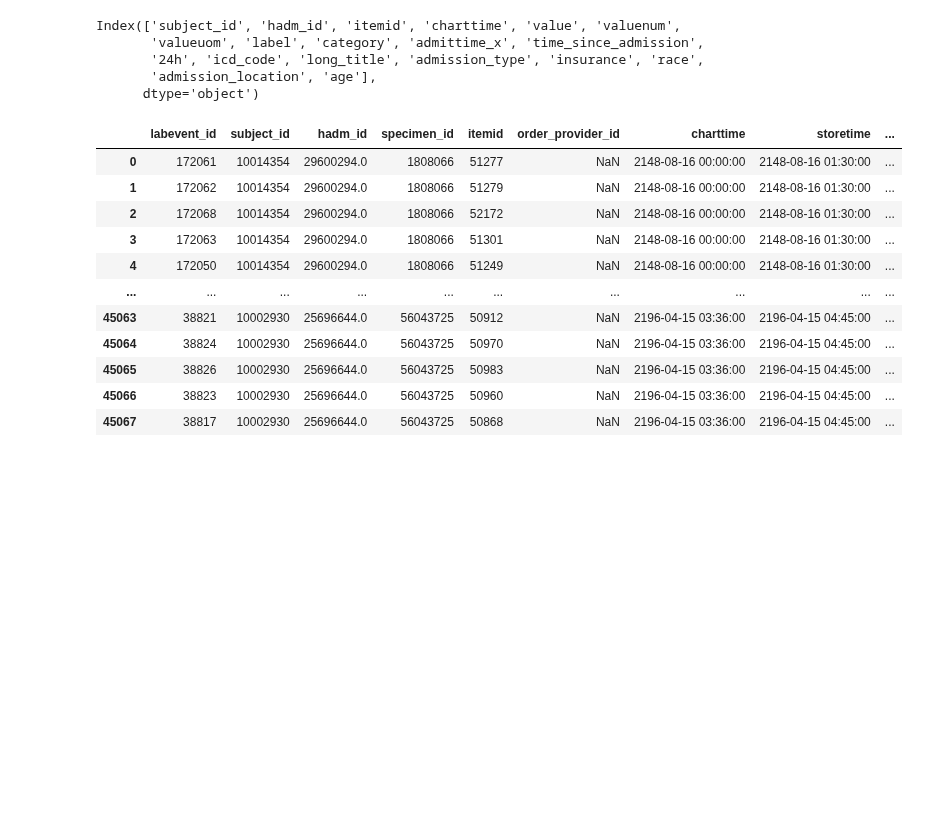
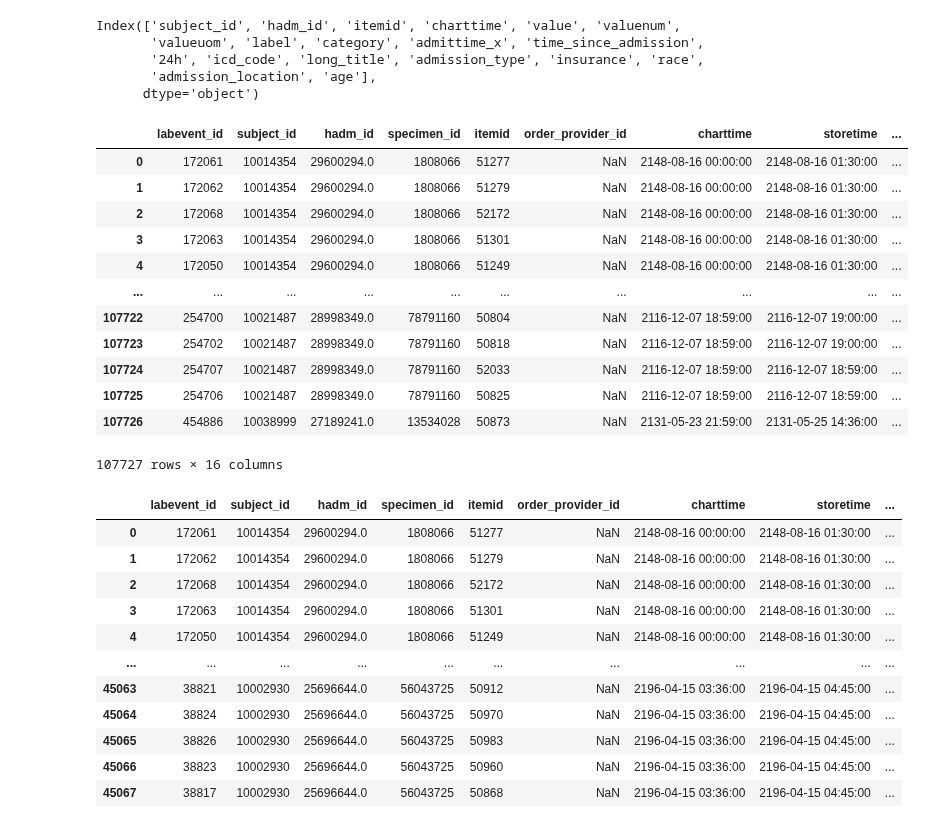
Before and after one commit to CatarinaCosta02/Master_Thesis, a Jupyter notebook: dataset_making/dataset.ipynb, the cells around one changed output. Drawn from its saved outputs; the diff is of its cells as text; code cells hidden in the pictures; blank space fills up the shorter version.

```diff
--- a/dataset_making/dataset.ipynb
+++ b/dataset_making/dataset.ipynb
@@ -566,6 +566,22 @@ Index(['subject_id', 'hadm_id', 'itemid', 'charttime', 'value', 'valuenum',
        '24h', 'icd_code', 'long_title', 'admission_type', 'insurance', 'race',
        'admission_location', 'age'],
       dtype='object')
+# %%
+display(labevents)
+# %% [output]
+|  | labevent_id | subject_id | hadm_id | specimen_id | itemid | order_provider_id | charttime | storetime | ... |
+| 0 | 172061 | 10014354 | 29600294.0 | 1808066 | 51277 | NaN | 2148-08-16 00:00:00 | 2148-08-16 01:30:00 | ... |
+| 1 | 172062 | 10014354 | 29600294.0 | 1808066 | 51279 | NaN | 2148-08-16 00:00:00 | 2148-08-16 01:30:00 | ... |
+| 2 | 172068 | 10014354 | 29600294.0 | 1808066 | 52172 | NaN | 2148-08-16 00:00:00 | 2148-08-16 01:30:00 | ... |
+| 3 | 172063 | 10014354 | 29600294.0 | 1808066 | 51301 | NaN | 2148-08-16 00:00:00 | 2148-08-16 01:30:00 | ... |
+| 4 | 172050 | 10014354 | 29600294.0 | 1808066 | 51249 | NaN | 2148-08-16 00:00:00 | 2148-08-16 01:30:00 | ... |
+| ... | ... | ... | ... | ... | ... | ... | ... | ... | ... |
+| 107722 | 254700 | 10021487 | 28998349.0 | 78791160 | 50804 | NaN | 2116-12-07 18:59:00 | 2116-12-07 19:00:00 | ... |
+| 107723 | 254702 | 10021487 | 28998349.0 | 78791160 | 50818 | NaN | 2116-12-07 18:59:00 | 2116-12-07 19:00:00 | ... |
+| 107724 | 254707 | 10021487 | 28998349.0 | 78791160 | 52033 | NaN | 2116-12-07 18:59:00 | 2116-12-07 18:59:00 | ... |
+| 107725 | 254706 | 10021487 | 28998349.0 | 78791160 | 50825 | NaN | 2116-12-07 18:59:00 | 2116-12-07 18:59:00 | ... |
+| 107726 | 454886 | 10038999 | 27189241.0 | 13534028 | 50873 | NaN | 2131-05-23 21:59:00 | 2131-05-25 14:36:00 | ... |
+107727 rows × 16 columns
 # %%
 # Garantir que os datetimes estão corretos
 labevents['charttime'] = pd.to_datetime(labevents['charttime'])
```
Also changed, not shown: parts of 10 cells of this notebook.
